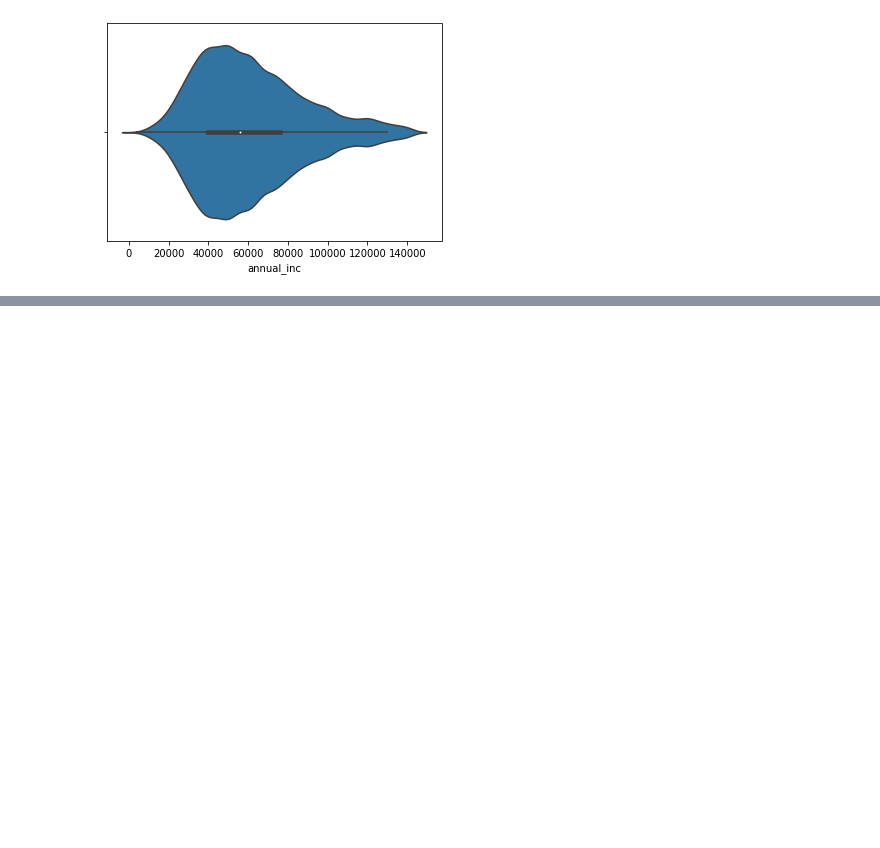
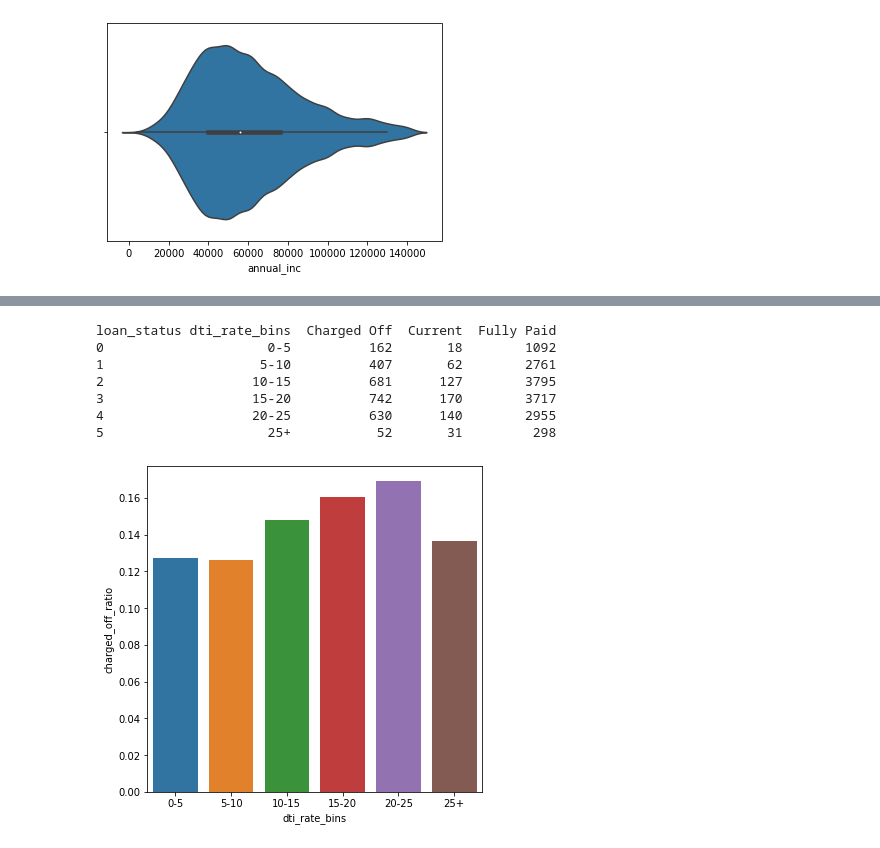
Before and after one commit to sivaprasadt246/LendingClubCaseStudy, a Jupyter notebook: SivaPrasadThota.ipynb, the cells around one changed output, grey strips where cells are left out. Drawn from its saved outputs; the diff is of its cells as text; code cells hidden in the pictures; blank space fills up the shorter version.

```diff
--- a/SivaPrasadThota.ipynb
+++ b/SivaPrasadThota.ipynb
@@ -598,0 +595,21 @@ plt.show()
+# %%
+loan_debt['dti_rate_bins'] = pd.cut(loan_debt['dti'], [0, 5, 10, 15, 20, 25, 30], labels=['0-5', '5-10', '10-15', '15-20', '20-25', '25+'])
+
+dti_loan_df = loan_debt.groupby(['dti_rate_bins', 'loan_status']).loan_status.count().unstack().reset_index()
+print (dti_loan_df)
+
+dti_loan_df['total_count'] = dti_loan_df['Charged Off'] + dti_loan_df['Fully Paid'] + dti_loan_df['Current']
+dti_loan_df['charged_off_ratio'] = dti_loan_df['Charged Off'] / dti_loan_df['total_count']
+
+plt.figure(figsize=(6, 6))
+sns.barplot(x='dti_rate_bins', y='charged_off_ratio', data=dti_loan_df)
+plt.show()
+# %% [output]
+loan_status dti_rate_bins  Charged Off  Current  Fully Paid
+0                     0-5          162       18        1092
+1                    5-10          407       62        2761
+2                   10-15          681      127        3795
+3                   15-20          742      170        3717
+4                   20-25          630      140        2955
+5                     25+           52       31         298
+[figure, added]
```
Also changed, not shown: parts of 3 cells of this notebook.
